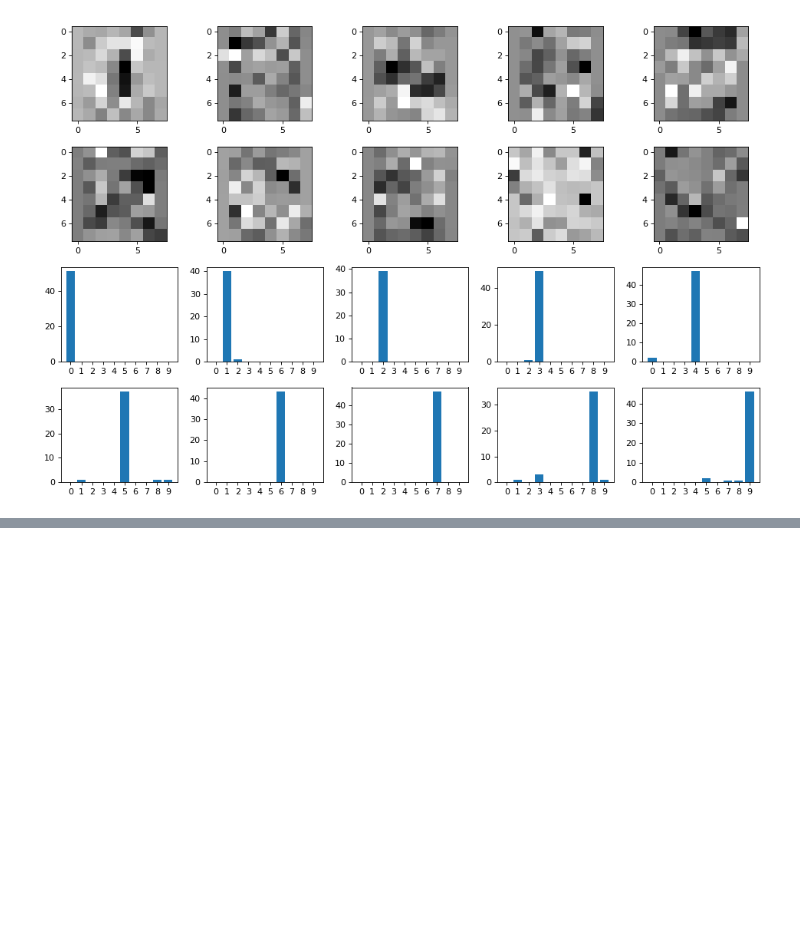
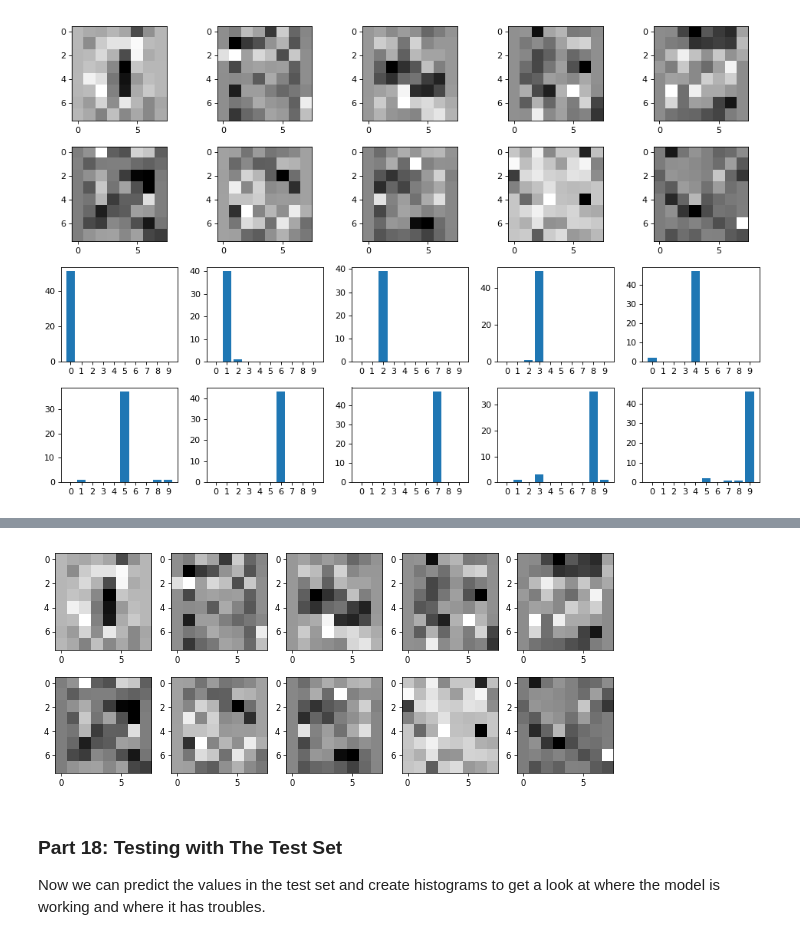
Before and after one commit to rbb36/mlho_01, a Jupyter notebook: MLHO_01_OCR_digits.ipynb, the cells around one changed output, grey strips where cells are left out. Saved outputs shown, nothing was run; the diff lists cells and outputs as text; code cells hidden in the pictures; blank space fills up the shorter version.

```diff
--- a/MLHO_01_OCR_digits.ipynb
+++ b/MLHO_01_OCR_digits.ipynb
@@ -131,0 +245,18 @@ imshow_and_histogram(logit.coef_, counts)
+# %%
+import pandas as pd
+
+def get_and_read_csv(file, header='infer'):
+    read_it = lambda: pd.read_csv('tmp/' + file, header=header)
+    try:
+        return read_it()
+    except:
+        eider.env.getUploaded(file, '/tmp/' + file)
+        return read_it()
+
+train_dataset = get_and_read_csv('optdigits.tra.csv', header=None)
+test_dataset = get_and_read_csv('optdigits.tes.csv', header=None)
+
+X_train = train_dataset.values[:,0:64] # all rows, columns 0 to 63 (64 non-inclusive)
+y_train = train_dataset.values[:,64] # all rows, column 64 only
+X_test = test_dataset.values[:,0:64]
+y_test = test_dataset.values[:,64]
@@ -131,0 +267,11 @@ imshow_and_histogram(logit.coef_, counts)
+# %%
+logit = LogisticRegression()
+logit.fit(X_train, y_train)
+
+imshow_arrays(logit.coef_)
+# %% [output]
+[figure, added]
+# %% [markdown]
+### Part 18: Testing with The Test Set
+
+Now we can predict the values in the test set and create histograms to get a look at where the model is working and where it has troubles.
```
Also changed, not shown: parts of 23 cells of this notebook.
